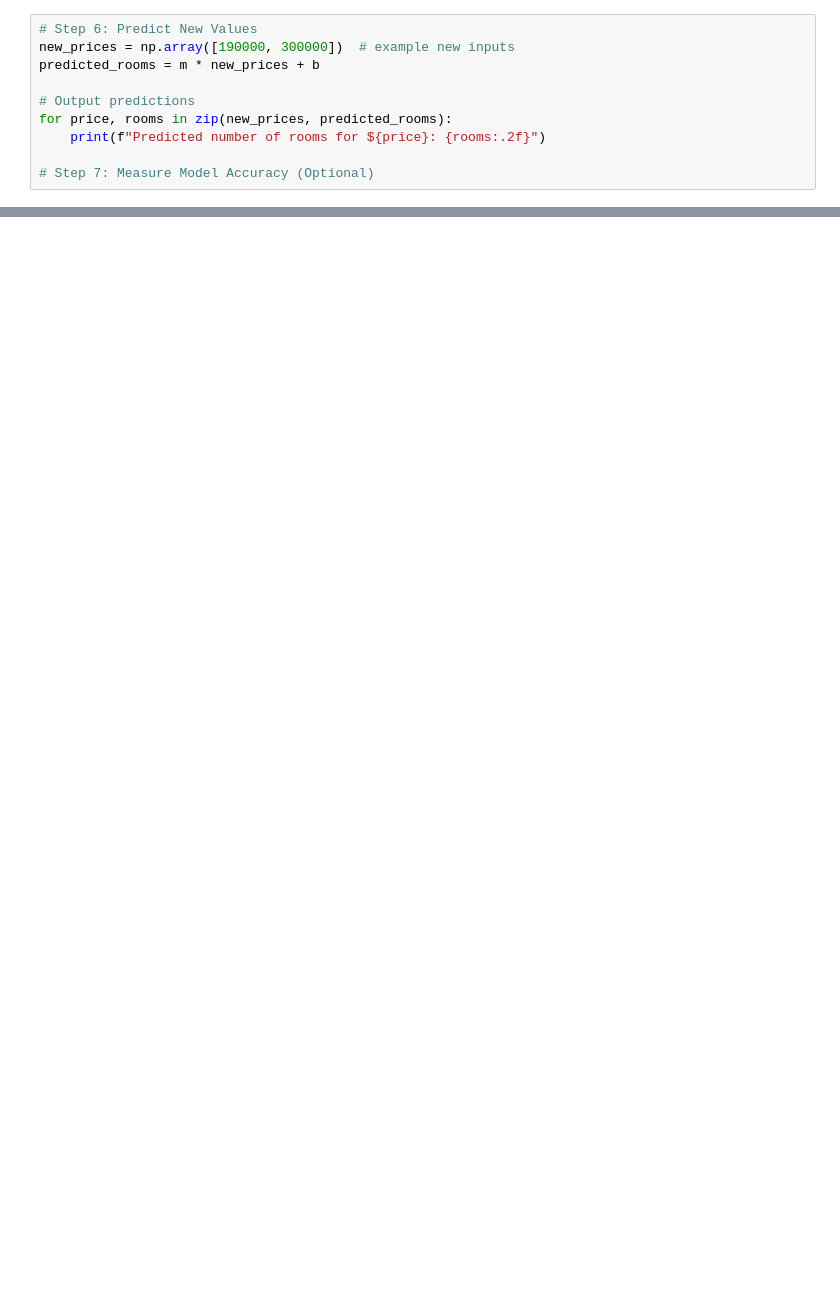
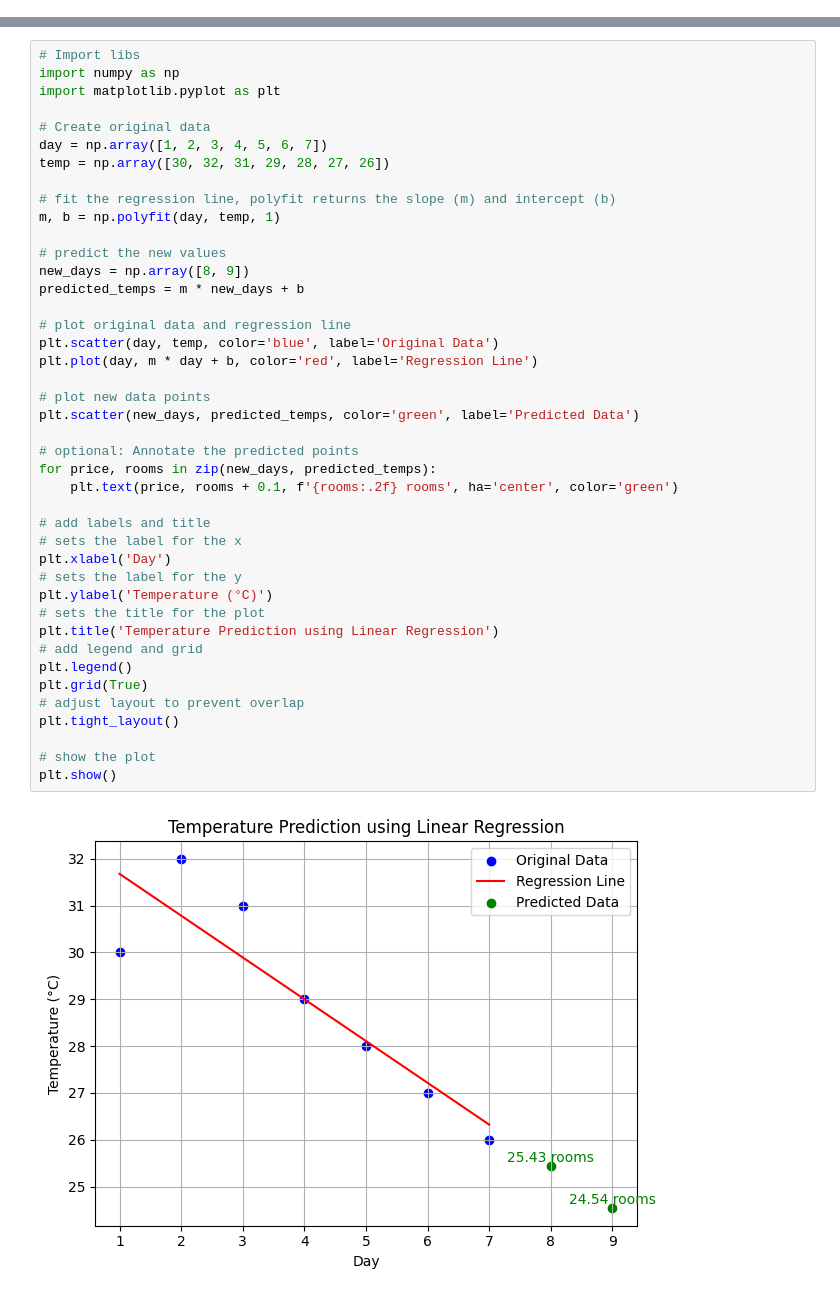
Before and after one commit to v30/AI_WORK_AND_LEARN, a Jupyter notebook: notebooks/linear_regression_model.ipynb, the cells around one changed output, grey strips where cells are left out. Cells and saved outputs as stored; diff of their text form; blank space fills up the shorter version.

Commit message:
did 3 exercises for linear regression model

```diff
--- a/notebooks/linear_regression_model.ipynb
+++ b/notebooks/linear_regression_model.ipynb
@@ -95,10 +0,0 @@ The intercept (b) is: -1.55
-# %%
-# Step 6: Predict New Values
-new_prices = np.array([190000, 300000])  # example new inputs
-predicted_rooms = m * new_prices + b
-
-# Output predictions
-for price, rooms in zip(new_prices, predicted_rooms):
-    print(f"Predicted number of rooms for ${price}: {rooms:.2f}")
-
-# Step 7: Measure Model Accuracy (Optional)
@@ -111,0 +1,44 @@ ValueError: x and y must have same first dimension, but have shapes (2,) and (10
+# %%
+# Import libs
+import numpy as np
+import matplotlib.pyplot as plt
+
+# Create original data
+day = np.array([1, 2, 3, 4, 5, 6, 7])
+temp = np.array([30, 32, 31, 29, 28, 27, 26])
+
+# fit the regression line, polyfit returns the slope (m) and intercept (b)
+m, b = np.polyfit(day, temp, 1)
+
+# predict the new values
+new_days = np.array([8, 9])
+predicted_temps = m * new_days + b
+
+# plot original data and regression line
+plt.scatter(day, temp, color='blue', label='Original Data')
+plt.plot(day, m * day + b, color='red', label='Regression Line')
+
+# plot new data points
+plt.scatter(new_days, predicted_temps, color='green', label='Predicted Data')
+
+# optional: Annotate the predicted points
+for price, rooms in zip(new_days, predicted_temps):
+    plt.text(price, rooms + 0.1, f'{rooms:.2f} rooms', ha='center', color='green')
+
+# add labels and title
+# sets the label for the x
+plt.xlabel('Day')
+# sets the label for the y
+plt.ylabel('Temperature (°C)')
+# sets the title for the plot
+plt.title('Temperature Prediction using Linear Regression')
+# add legend and grid
+plt.legend()
+plt.grid(True)
+# adjust layout to prevent overlap
+plt.tight_layout()
+
+# show the plot
+plt.show()
+# %% [output]
+[figure, added]
```
Also changed, not shown: parts of 7 cells of this notebook, 7 other files.
